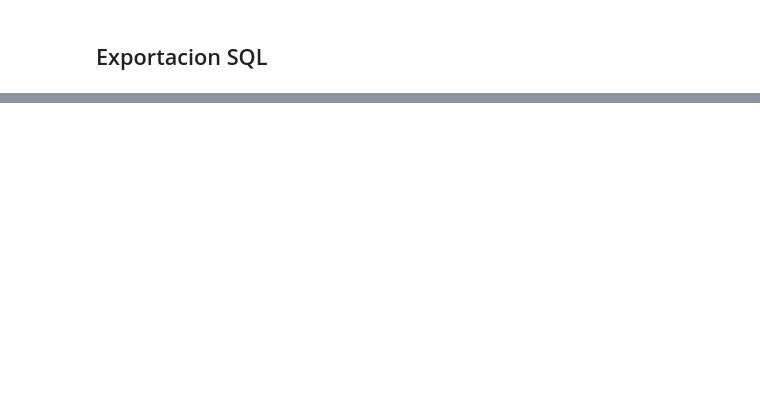
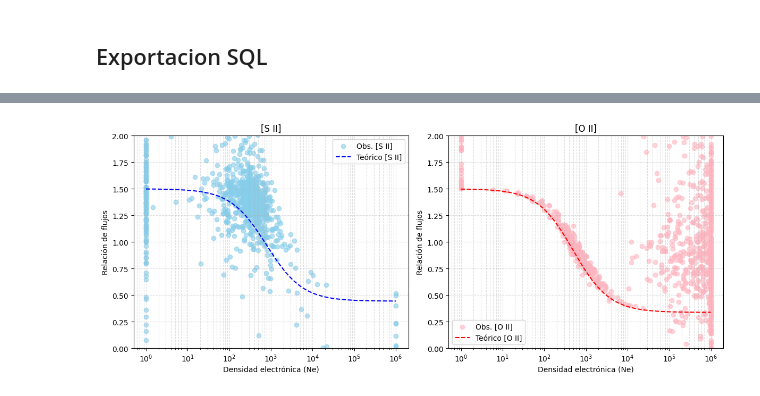
Before and after one commit to eadelgadillom/Nucleos-Activos, a Jupyter notebook: Ecuaciones.ipynb, the cells around one changed output, grey strips where cells are left out. Drawn from its saved outputs; the diff is of its cells as text; code cells hidden in the pictures; blank space fills up the shorter version.

```diff
--- a/Ecuaciones.ipynb
+++ b/Ecuaciones.ipynb
@@ -94,13 +2,0 @@ plt.show()
-# %%
-# Densidad electrónica fija
-Ratio_flux = 1.2  # Relación de flujos [O II] 3726/3729
-Ne = 1e-4  # por ejemplo 10^4 cm^-3
-A6716 = 2.6e-4
-A6731 = 8.8e-4
-
-
-# Función para coeficiente de emisión O III
-def Constante_Ne(Ra, A6716, A6731):
-    numerator = 0.26 * ((2 / 3) * Ra * (A6716**2 / A6731) - A6731)
-    denominator = 8.63e-3
-    return 0.054 * term_exp * (numerator / denominator)
@@ -209,0 +208,41 @@ See the caveats in the documentation: https://pandas.pydata.org/pandas-docs/stab
+# %%
+# funciones f6716_over_f6731 y f3726_over_f3729 ya definidas…
+
+df = pd.read_csv("resultados_T_Ne_todas_relaciones.csv")
+
+# extraer N_e específico para cada par
+df['Ne_SII'] = df['N_e_SII_OII']      # si asumes que SII ajusta bien la N_e
+df['Ne_OII'] = df['N_e_OII_OIII']     # mejor aún: define y guarda N_e_OII si lo calculaste
+
+# ahora grafica por separado
+plt.figure(figsize=(12,5))
+
+# SII
+plt.subplot(1,2,1)
+mask = (df['Ne_SII']>0) & (df['rate_SII']>0)
+Ne_SII = df.loc[mask,'Ne_SII']
+r_SII  = df.loc[mask,'rate_SII']
+plt.scatter(Ne_SII, r_SII, color='skyblue', alpha=0.6, label='Obs. [S II]')
+Ne_range = np.logspace(0,6,1000)
+plt.plot(Ne_range, f6716_over_f6731(Ne_range,1e4),
+         '--', color='blue', label='Teórico [S II]')
+plt.xscale('log'); plt.ylim(0,2); plt.title('[S II]'); plt.legend(); plt.grid(which='both',ls='--',alpha=0.4)
+plt.xlabel('Densidad electrónica (Ne)')
+plt.ylabel('Relación de flujos')
+
+# OII
+plt.subplot(1,2,2)
+mask = (df['Ne_OII']>0) & (df['rate_OII']>0)
+Ne_OII = df.loc[mask,'Ne_OII']
+r_OII  = df.loc[mask,'rate_OII']
+plt.scatter(Ne_OII, r_OII, color='lightpink', alpha=0.6, label='Obs. [O II]')
+plt.plot(Ne_range, f3726_over_f3729(Ne_range,1e4),
+         '--', color='red', label='Teórico [O II]')
+plt.xscale('log'); plt.ylim(0,2); plt.title('[O II]'); plt.legend(); plt.grid(which='both',ls='--',alpha=0.4)
+plt.xlabel('Densidad electrónica (Ne)')
+plt.ylabel('Relación de flujos')
+
+plt.tight_layout()
+plt.show()
+# %% [output]
+[figure, added]
```
Also changed, not shown: parts of 11 cells of this notebook, 5 other files.
